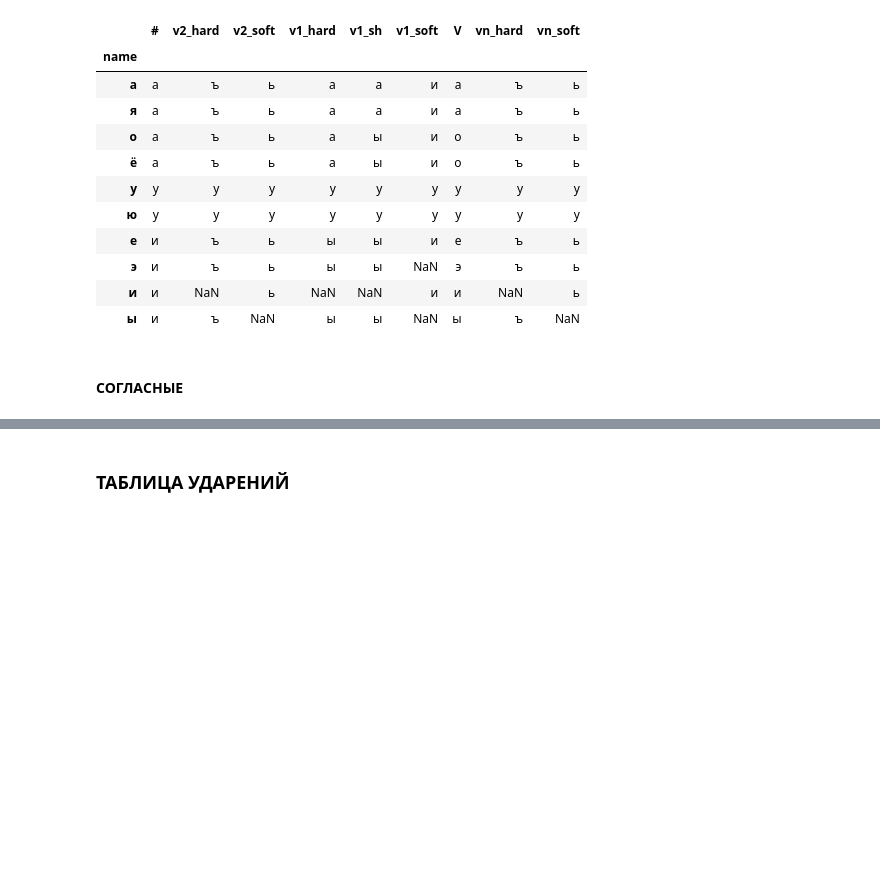
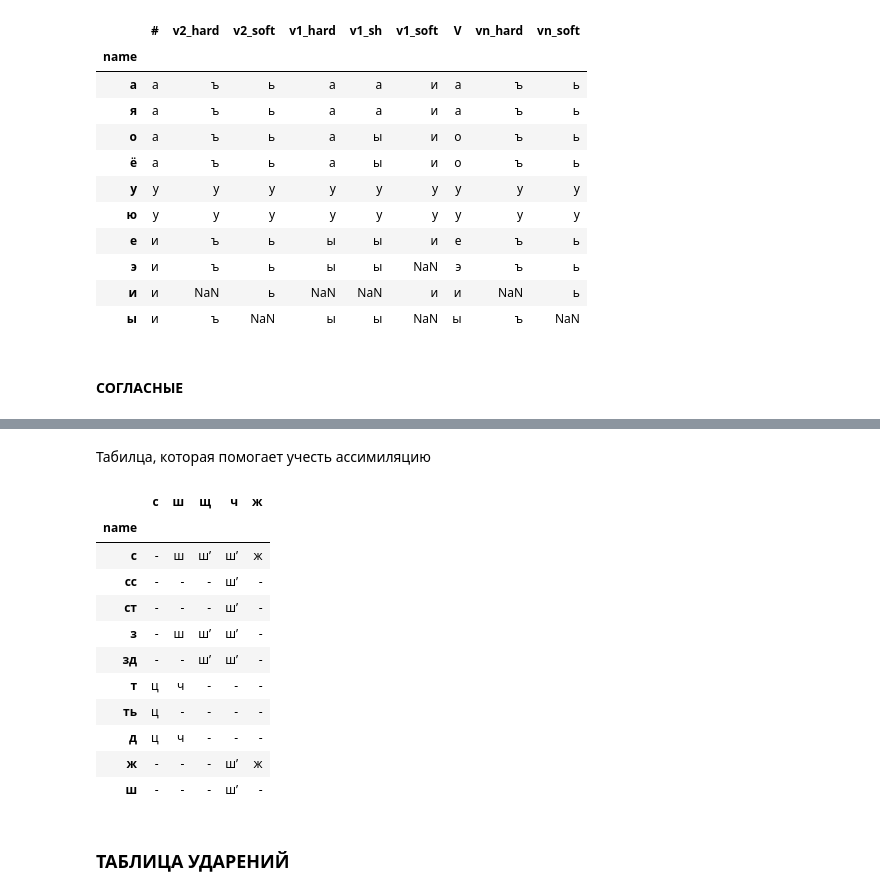
Before and after one commit to Stoneberry/Phonetic-Algorithm, a Jupyter notebook: Курсовая работа.ipynb, the cells around one changed output, grey strips where cells are left out. Saved outputs shown, nothing was run; the diff lists cells and outputs as text; code cells hidden in the pictures; blank space fills up the shorter version.

```diff
--- a/Курсовая работа.ipynb
+++ b/Курсовая работа.ipynb
@@ -266,3 +266,23 @@ cons
+# %% [markdown]
+Табилца, которая помогает учесть ассимиляцию
+# %%
+aff = pd.read_csv('aff.csv', sep=';')
+aff = aff.set_index('Unnamed: 0')
+aff = aff.reindex(aff.index.rename('name'))
+aff
+# %% [output]
+|  | с | ш | щ | ч | ж |
+| name |  |  |  |  |  |
+| с | - | ш | ш’ | ш’ | ж |
+| сс | - | - | - | ш’ | - |
+| ст | - | - | - | ш’ | - |
+| з | - | ш | ш’ | ш’ | - |
+| зд | - | - | ш’ | ш’ | - |
+| т | ц | ч | - | - | - |
+| ть | ц | - | - | - | - |
+| д | ц | ч | - | - | - |
+| ж | - | - | - | ш’ | ж |
+| ш | - | - | - | ш’ | - |
 # %% [markdown]
 ### ТАБЛИЦА УДАРЕНИЙ
 # %%
```
Also changed, not shown: parts of 15 cells of this notebook.
